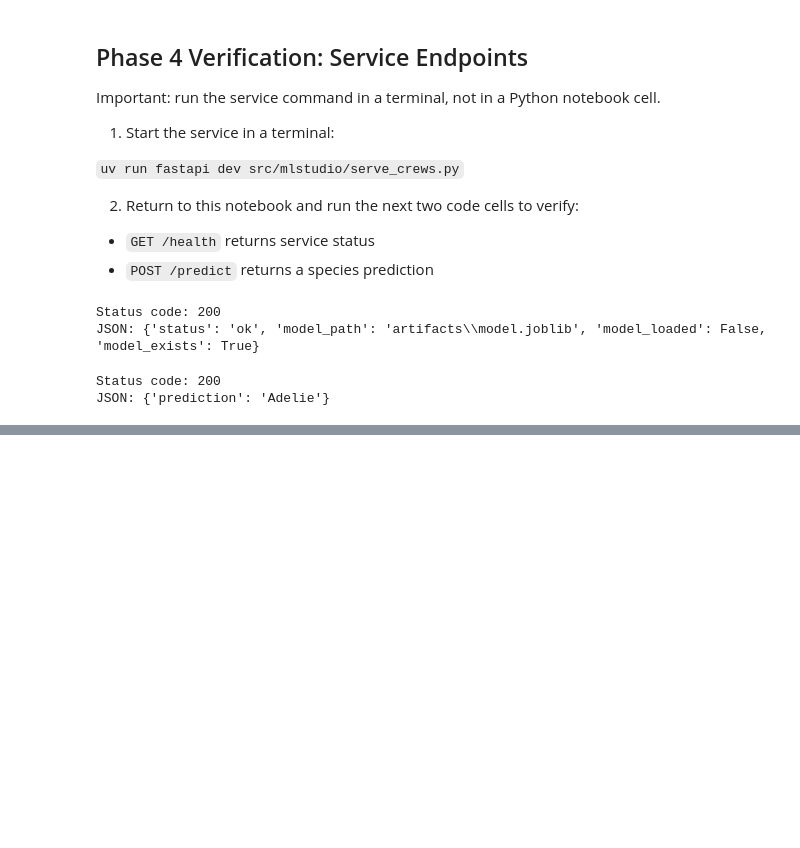
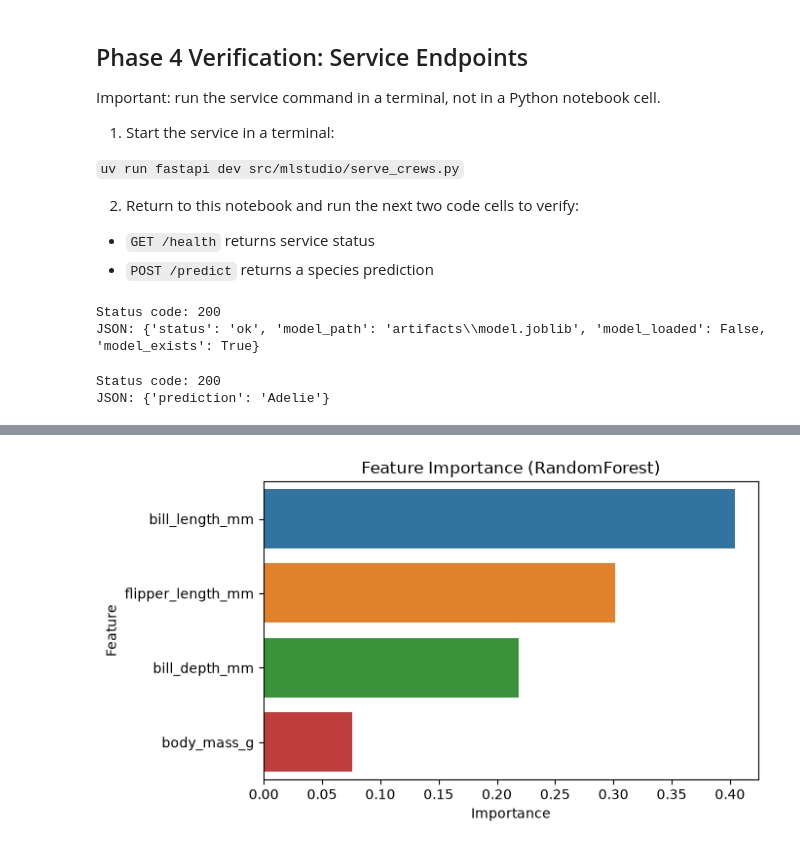
Before and after one commit to Angie-Crews/ml-06-serving, a Jupyter notebook: notebooks/ml_06_serve_model_crews.ipynb, the cells around one changed output, grey strips where cells are left out. Saved outputs shown, nothing was run; the diff lists cells and outputs as text; code cells hidden in the pictures; blank space fills up the shorter version.

```diff
--- a/notebooks/ml_06_serve_model_crews.ipynb
+++ b/notebooks/ml_06_serve_model_crews.ipynb
@@ -365,0 +396,12 @@ JSON: {'prediction': 'Adelie'}
+# %%
+importances = pd.Series(model.feature_importances_, index=X_test.columns).sort_values(ascending=False)
+
+fig, ax = plt.subplots(figsize=(7, 4))
+sns.barplot(x=importances.values, y=importances.index, ax=ax, hue=importances.index, legend=False)
+ax.set_title("Feature Importance (RandomForest)")
+ax.set_xlabel("Importance")
+ax.set_ylabel("Feature")
+plt.tight_layout()
+plt.show()
+# %% [output]
+[figure, added]
```
Also changed, not shown: parts of 4 cells of this notebook, 2 other files.
